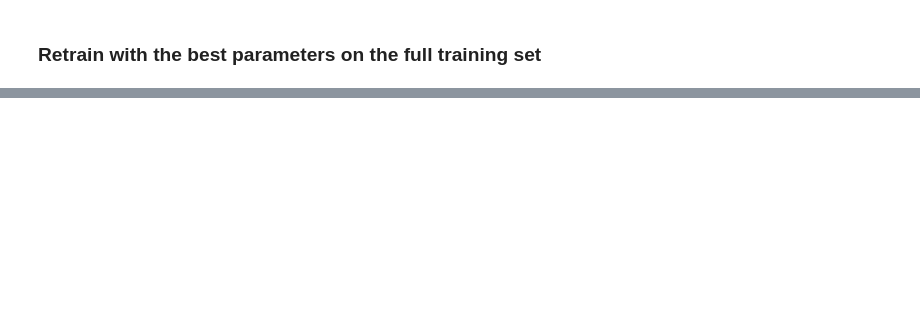
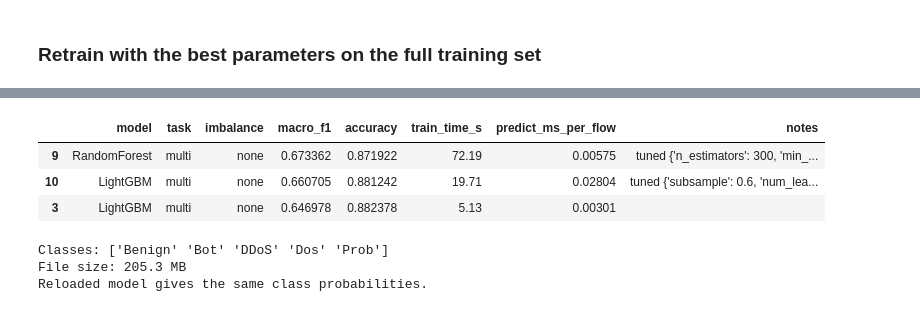
Before and after one commit to dogukandireksiz/iotshield-sdn-ids, a Jupyter notebook: notebooks/03b_strong_models.ipynb, the cells around one changed output, grey strips where cells are left out. Drawn from its saved outputs; the diff is of its cells as text; code cells hidden in the pictures; blank space fills up the shorter version.

```diff
--- a/notebooks/03b_strong_models.ipynb
+++ b/notebooks/03b_strong_models.ipynb
@@ -560,0 +631,29 @@ weighted avg     0.8892    0.8814    0.8807     85409
+# %%
+import joblib
+
+multi_rows = results_df[results_df["task"] == "multi"].sort_values("macro_f1", ascending=False)
+display(multi_rows.head(3))
+
+best = multi_rows.iloc[0]
+assert best["model"] == "RandomForest" and best["notes"].startswith("tuned"), "Best model changed, update this cell"
+best_model = rf_tuned
+
+assert list(best_model.feature_names_in_) == FEATURE_COLS
+print("Classes:", best_model.classes_)
+
+os.makedirs("../models", exist_ok=True)
+MODEL_PATH = "../models/best_model.joblib"
+joblib.dump(best_model, MODEL_PATH, compress=3)
+print(f"File size: {os.path.getsize(MODEL_PATH) / 1e6:.1f} MB")
+
+loaded = joblib.load(MODEL_PATH)
+assert np.allclose(loaded.predict_proba(X_test), best_model.predict_proba(X_test))
+print("Reloaded model gives the same class probabilities.")
+# %% [output]
+|  | model | task | imbalance | macro_f1 | accuracy | train_time_s | predict_ms_per_flow | notes |
+| 9 | RandomForest | multi | none | 0.673362 | 0.871922 | 72.19 | 0.00575 | tuned {'n_estimators': 300, 'min_... |
+| 10 | LightGBM | multi | none | 0.660705 | 0.881242 | 19.71 | 0.02804 | tuned {'subsample': 0.6, 'num_lea... |
+| 3 | LightGBM | multi | none | 0.646978 | 0.882378 | 5.13 | 0.00301 |  |
+Classes: ['Benign' 'Bot' 'DDoS' 'Dos' 'Prob']
+File size: 205.3 MB
+Reloaded model gives the same class probabilities.
```
Also changed, not shown: parts of 20 cells of this notebook, 4 other files.
